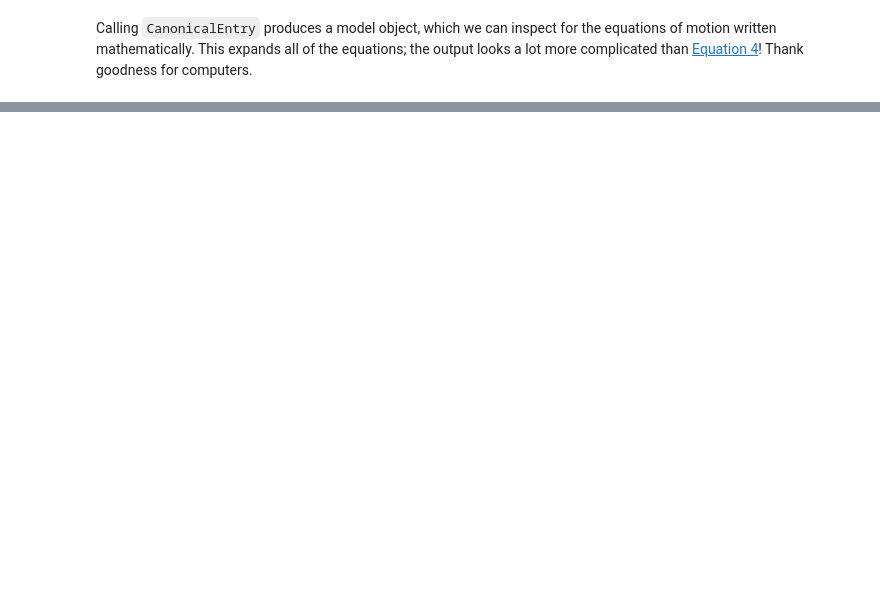
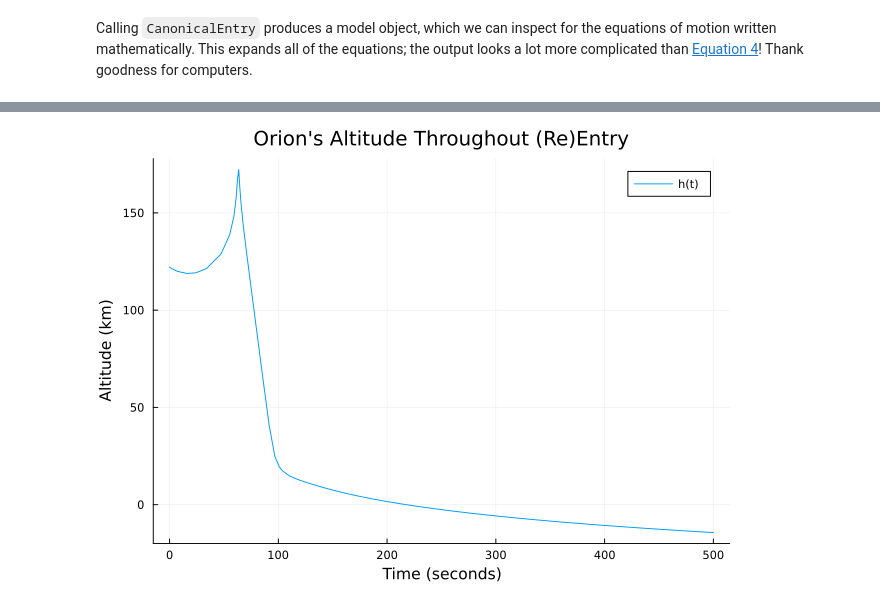
Before and after one commit to cadojo/aperiodic, a Jupyter notebook: blog/posts/skipping-entry/skipping-entry.ipynb, the cells around one changed output, grey strips where cells are left out. Drawn from its saved outputs; the diff is of its cells as text; code cells hidden in the pictures; blank space fills up the shorter version.

```diff
--- a/blog/posts/skipping-entry/skipping-entry.ipynb
+++ b/blog/posts/skipping-entry/skipping-entry.ipynb
@@ -249,0 +319,55 @@ model |> equations .|> ModelingToolkit.simplify
+# %%
+using Plots
+using Unitful
+using DifferentialEquations
+
+let time = NaN # the time does not matter!
+
+f = ODEFunction(model)
+
+m = 10.4e3u"kg"
+A = 19.635u"m^2"
+C = 0.25u"m^2/s^4"
+β = 441.39u"kg/m^2"
+ρ = 1.226u"kg/m^3"
+h = 7524.0u"m"
+μ = 3.986e14u"m^3/s^2"
+R = 6378u"km"
+γ = -2.5u"°"
+v = 8.939u"km/s"
+r = 6500.1u"km"
+θ = 349.3u"°"
+
+states = [
+  γ, v, r, θ,
+] .|> upreferred .|> ustrip
+
+parameters = [
+  C, R, h, μ, ρ, β
+] .|> upreferred .|> ustrip
+
+sealevel(u,t,integrator) = u[3] == ustrip(upreferred(R))
+impact = ContinuousCallback(sealevel, terminate!)
+
+problem = ODEProblem(
+  model, states, (0.0, 500.0), parameters,
+)
+
+trajectory = solve(problem; callback = impact, abstol = reltol = 1e-12)
+
+altitude = map(
+  u -> ustrip(u"km", u[3] * u"m" - R),
+  trajectory.u,
+)
+
+plot(
+  trajectory.t, altitude;
+  title = "Orion's Altitude Throughout (Re)Entry",
+  label = "h(t)",
+  xlabel = "Time (seconds)",
+  ylabel = "Altitude (km)",
+)
+
+end
+# %% [output]
+[figure, added]
```
Also changed, not shown: parts of 3 cells of this notebook, 22 other files.
